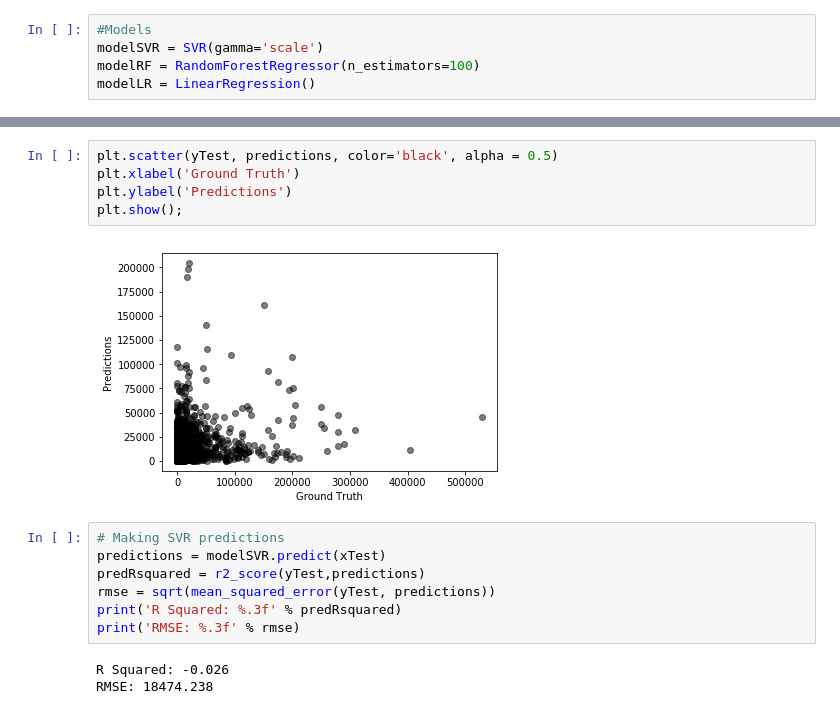
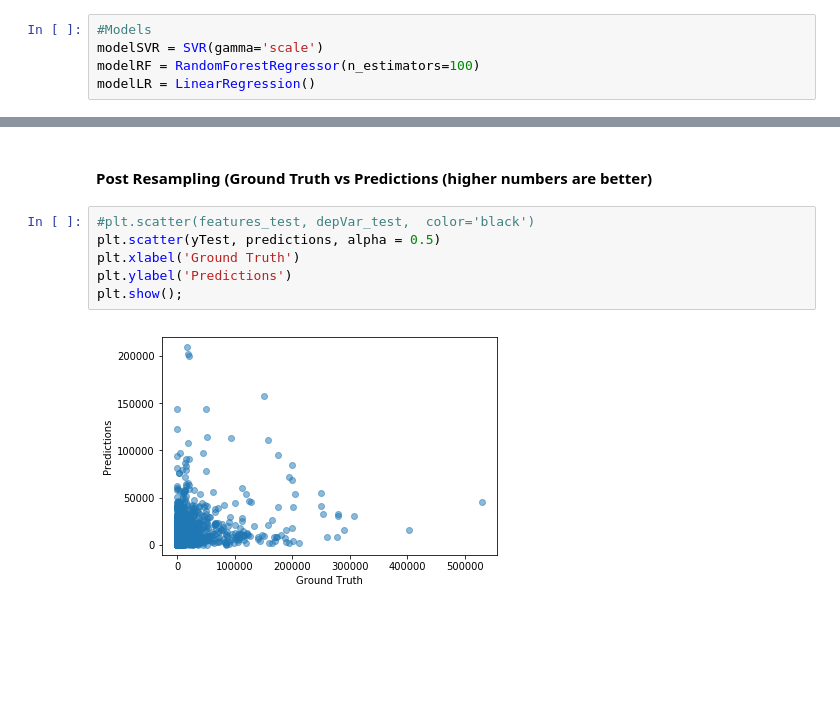
Before and after one commit to rjmclain1/DA1018UTA, a Jupyter notebook: C5T3_Regression.ipynb, the cells around one changed output, grey strips where cells are left out. Cells and saved outputs as stored; diff of their text form; blank space fills up the shorter version.

```diff
--- a/C5T3_Regression.ipynb
+++ b/C5T3_Regression.ipynb
@@ -200,17 +228,10 @@ RMSE: 17611.813
+# %% [markdown]
+#### Post Resampling (Ground Truth vs Predictions (higher numbers are better) ####
 # %%
-plt.scatter(yTest, predictions, color='black', alpha = 0.5)
+#plt.scatter(features_test, depVar_test,  color='black')
+plt.scatter(yTest, predictions, alpha = 0.5)
 plt.xlabel('Ground Truth')
 plt.ylabel('Predictions')
 plt.show();
 # %% [output]
-[figure, old version]
+[figure, new version]
-# %%
-# Making SVR predictions
-predictions = modelSVR.predict(xTest)
-predRsquared = r2_score(yTest,predictions)
-rmse = sqrt(mean_squared_error(yTest, predictions))
-print('R Squared: %.3f' % predRsquared)
-print('RMSE: %.3f' % rmse)
-# %% [output]
-R Squared: -0.026
-RMSE: 18474.238
```
Also changed, not shown: parts of 14 cells of this notebook, 1 other file.
